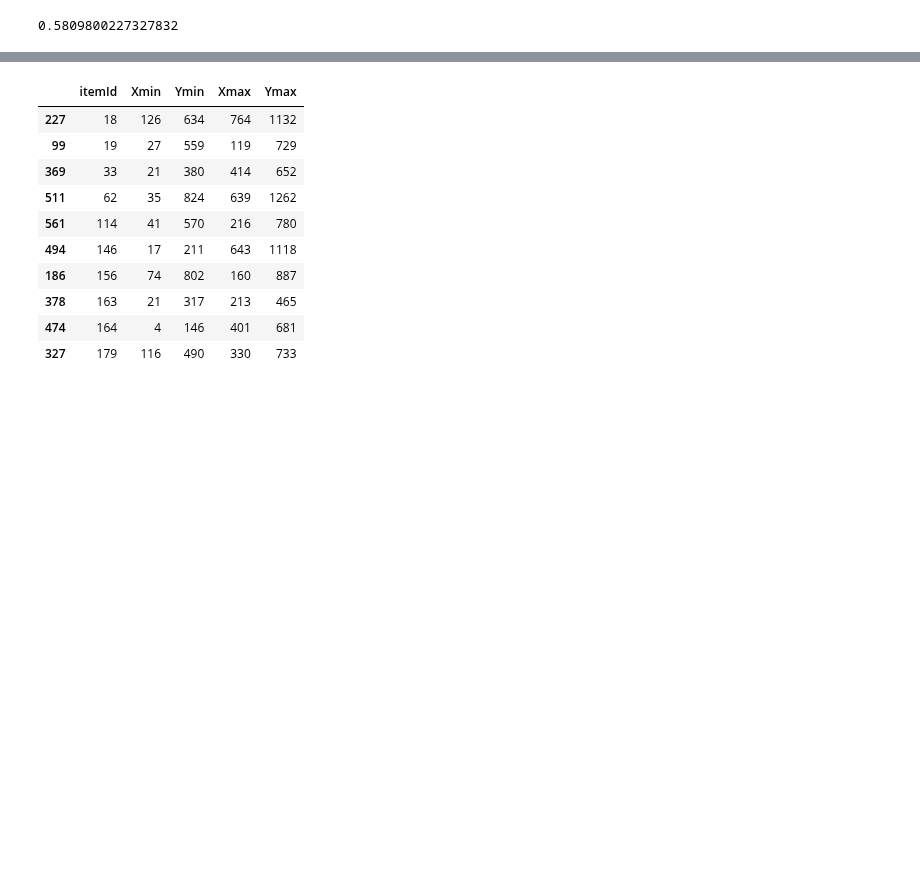
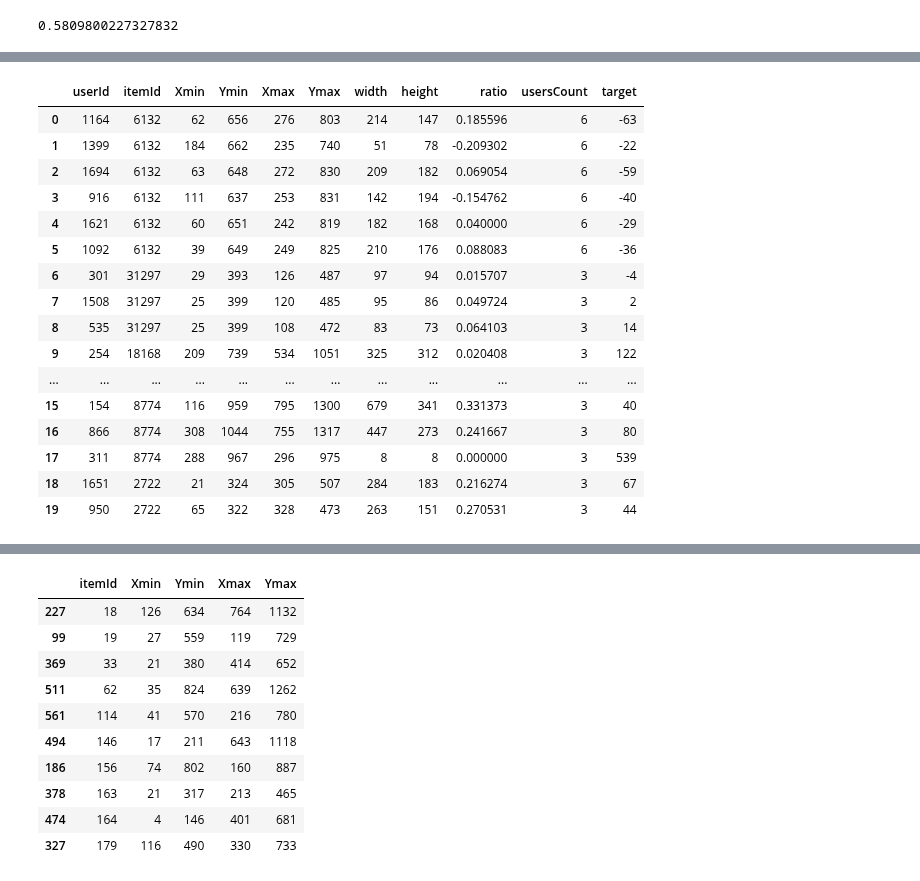
Before and after one commit to tyamgin/mlbootcamp, a Jupyter notebook: championship21/Untitled.ipynb, the cells around one changed output, grey strips where cells are left out. Saved outputs shown, nothing was run; the diff lists cells and outputs as text; code cells hidden in the pictures; blank space fills up the shorter version.

```diff
--- a/championship21/Untitled.ipynb
+++ b/championship21/Untitled.ipynb
@@ -186,0 +119,13 @@ KFold(n_splits=5, random_state=2708, shuffle=True)
+# %%
+class MinMaxModel2(MyModel):
+    def fit(self, train, train_answers):
+        pass
+    def predict(self, X):
+        items = [X[X.itemId == itemId] for itemId in X.itemId.unique()]
+        result = []
+        for item in items:
+            result.append([item.itemId.values[0], item.Xmin.min(), item.Ymin.min() - 1, item.Xmax.max(), item.Ymax.max() - 1])
+        return pd.DataFrame(result, columns=['itemId', 'Xmin', 'Ymin', 'Xmax', 'Ymax'])
+model = MinMaxModel()
+model.fit(train, train_answers)
+print(get_score(train_answers, model.predict(train)))
@@ -186,0 +212,79 @@ KFold(n_splits=5, random_state=2708, shuffle=True)
+# %%
+'''
+def create_features(df):
+    res = df.copy()
+    res['width'] = df.Xmax - df.Xmin
+    res['height'] = df.Ymax - df.Ymin
+    res['ratio'] = (res.width - res.height) / (res.width + res.height)
+
+    to_join = []
+    to_join.append(df.groupby('itemId').agg({'userId': 'count'}).rename(columns={'userId': 'usersCount'}))
+    for j in to_join:
+        res = res.join(j, how='left', on='itemId')
+    return res
+def create_df(feats, answers):
+    res = feats.groupby('itemId').apply(lambda a: pd.Series({
+        'width': a.width.mean(),
+        'height': a.height.mean(),
+        'usersCount': a.usersCount.mean(),
+        'Xmin': a.Xmin.min(),
+        'Ymin': a.Ymin.min(),
+        'Xmax': a.Xmax.max(),
+        'Ymax': a.Ymax.max(),
+        'ratio_min': a.ratio.min(),
+        'ratio_max': a.ratio.max(),
+        'ratio_mean': a.ratio.mean(),
+    }))
+    if answers is not None:
+        res = res.merge(answers, on='itemId')
+        #res['target'] = ((res.Xmax_true > res.Xmax) & (res.Xmin_true > res.Xmin)).astype(np.float32)
+        def nmin(a, b):
+            if a * b <= 0:
+                return 0
+            if a > 0:
+                return min(a, b)
+            return max(a, b)
+        res['target'] = res.apply(lambda a: nmin(a.Xmax_true - a.Xmax, a.Xmin_true - a.Xmin), 1)
+        #res['target'] = (res.Xmax_true - res.Xmax).clip(-1, 1)
+        res.drop(['Xmin_true', 'Ymin_true', 'Xmax_true', 'Ymax_true'], 1, inplace=True)
+    return res
+
+create_df(create_features(train), train_answers).head(20)
+'''
+def create_features(df):
+    res = df.copy()
+    res['width'] = df.Xmax - df.Xmin
+    res['height'] = df.Ymax - df.Ymin
+    res['ratio'] = (res.width - res.height) / (res.width + res.height)
+
+    to_join = []
+    to_join.append(df.groupby('itemId').agg({'userId': 'count'}).rename(columns={'userId': 'usersCount'}))
+    for j in to_join:
+        res = res.join(j, how='left', on='itemId')
+    return res
+def create_df(feats, answers):
+    if answers is not None:
+        feats = feats.join(answers.set_index('itemId'), how='left', on='itemId')
+        feats['target'] = feats.Xmax_true - feats.Xmax
+        feats.drop(['Xmin_true', 'Ymin_true', 'Xmax_true', 'Ymax_true'], 1, inplace=True)
+    return feats
+
+create_df(create_features(train), train_answers).head(20)
+# %% [output]
+|  | userId | itemId | Xmin | Ymin | Xmax | Ymax | width | height | ratio | usersCount | target |
+| 0 | 1164 | 6132 | 62 | 656 | 276 | 803 | 214 | 147 | 0.185596 | 6 | -63 |
+| 1 | 1399 | 6132 | 184 | 662 | 235 | 740 | 51 | 78 | -0.209302 | 6 | -22 |
+| 2 | 1694 | 6132 | 63 | 648 | 272 | 830 | 209 | 182 | 0.069054 | 6 | -59 |
+| 3 | 916 | 6132 | 111 | 637 | 253 | 831 | 142 | 194 | -0.154762 | 6 | -40 |
+| 4 | 1621 | 6132 | 60 | 651 | 242 | 819 | 182 | 168 | 0.040000 | 6 | -29 |
+| 5 | 1092 | 6132 | 39 | 649 | 249 | 825 | 210 | 176 | 0.088083 | 6 | -36 |
+| 6 | 301 | 31297 | 29 | 393 | 126 | 487 | 97 | 94 | 0.015707 | 3 | -4 |
+| 7 | 1508 | 31297 | 25 | 399 | 120 | 485 | 95 | 86 | 0.049724 | 3 | 2 |
+| 8 | 535 | 31297 | 25 | 399 | 108 | 472 | 83 | 73 | 0.064103 | 3 | 14 |
+| 9 | 254 | 18168 | 209 | 739 | 534 | 1051 | 325 | 312 | 0.020408 | 3 | 122 |
+| ... | ... | ... | ... | ... | ... | ... | ... | ... | ... | ... | ... |
+| 15 | 154 | 8774 | 116 | 959 | 795 | 1300 | 679 | 341 | 0.331373 | 3 | 40 |
+| 16 | 866 | 8774 | 308 | 1044 | 755 | 1317 | 447 | 273 | 0.241667 | 3 | 80 |
+| 17 | 311 | 8774 | 288 | 967 | 296 | 975 | 8 | 8 | 0.000000 | 3 | 539 |
+| 18 | 1651 | 2722 | 21 | 324 | 305 | 507 | 284 | 183 | 0.216274 | 3 | 67 |
+| 19 | 950 | 2722 | 65 | 322 | 328 | 473 | 263 | 151 | 0.270531 | 3 | 44 |
```
Also changed, not shown: parts of 45 cells of this notebook, 3 other files.
